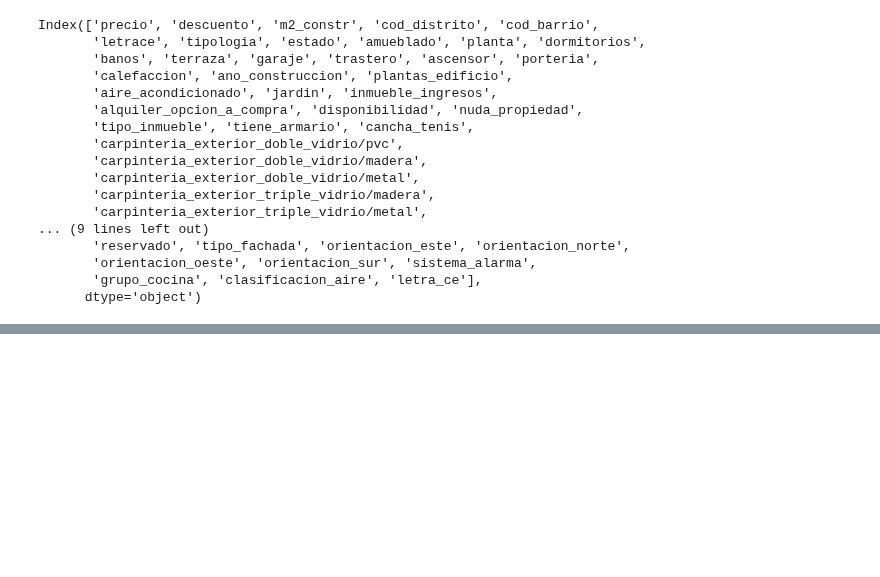
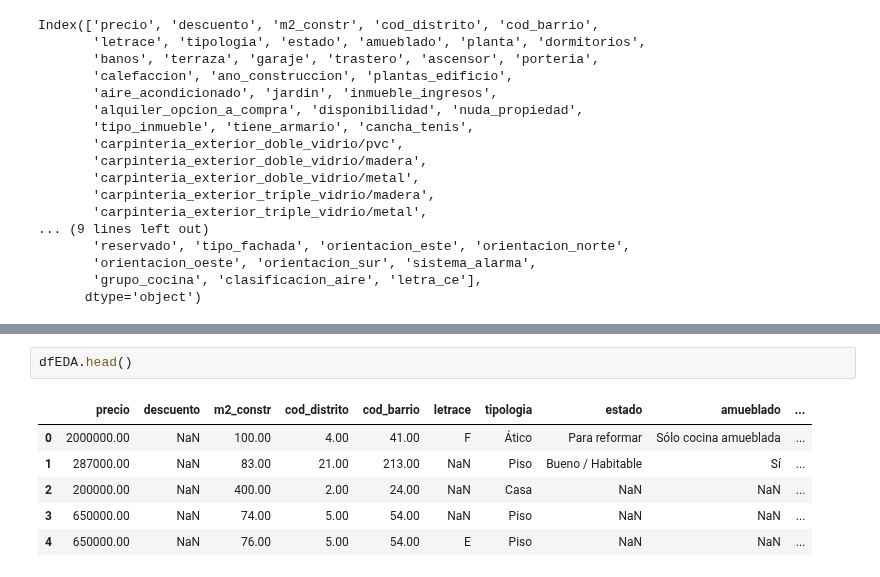
Before and after one commit to avaquerocastro/precios-de-vivienda-madrid, a Jupyter notebook: codigo/02-EDA-y-feature-engineering/EDA.ipynb, the cells around one changed output, grey strips where cells are left out. Cells and saved outputs as stored; diff of their text form; blank space fills up the shorter version.

```diff
--- a/codigo/02-EDA-y-feature-engineering/EDA.ipynb
+++ b/codigo/02-EDA-y-feature-engineering/EDA.ipynb
@@ -73,0 +86,9 @@ dfEDA.describe(include='all').T
+# %%
+dfEDA.head()
+# %% [output]
+|  | precio | descuento | m2_constr | cod_distrito | cod_barrio | letrace | tipologia | estado | amueblado | ... |
+| 0 | 2000000.00 | NaN | 100.00 | 4.00 | 41.00 | F | Ático | Para reformar | Sólo cocina amueblada | ... |
+| 1 | 287000.00 | NaN | 83.00 | 21.00 | 213.00 | NaN | Piso | Bueno / Habitable | Sí | ... |
+| 2 | 200000.00 | NaN | 400.00 | 2.00 | 24.00 | NaN | Casa | NaN | NaN | ... |
+| 3 | 650000.00 | NaN | 74.00 | 5.00 | 54.00 | NaN | Piso | NaN | NaN | ... |
+| 4 | 650000.00 | NaN | 76.00 | 5.00 | 54.00 | E | Piso | NaN | NaN | ... |
```
Also changed, not shown: parts of 7 cells of this notebook.
